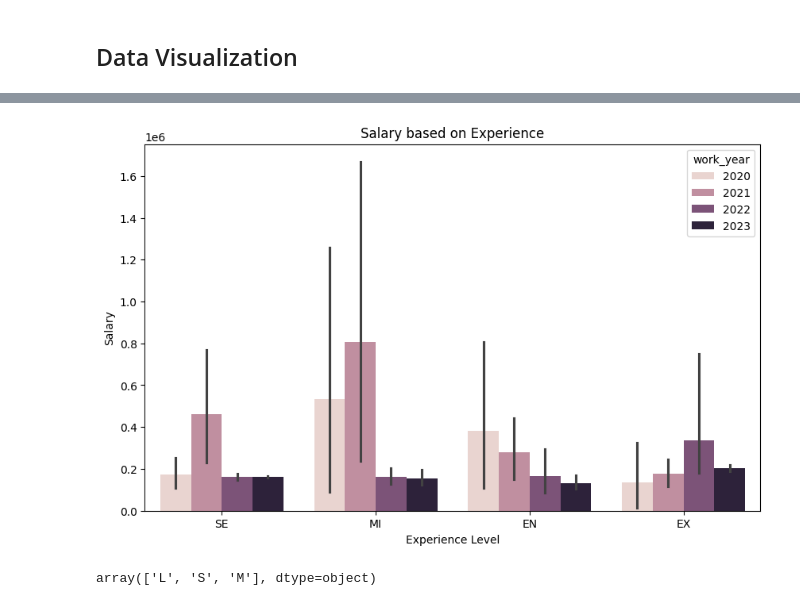
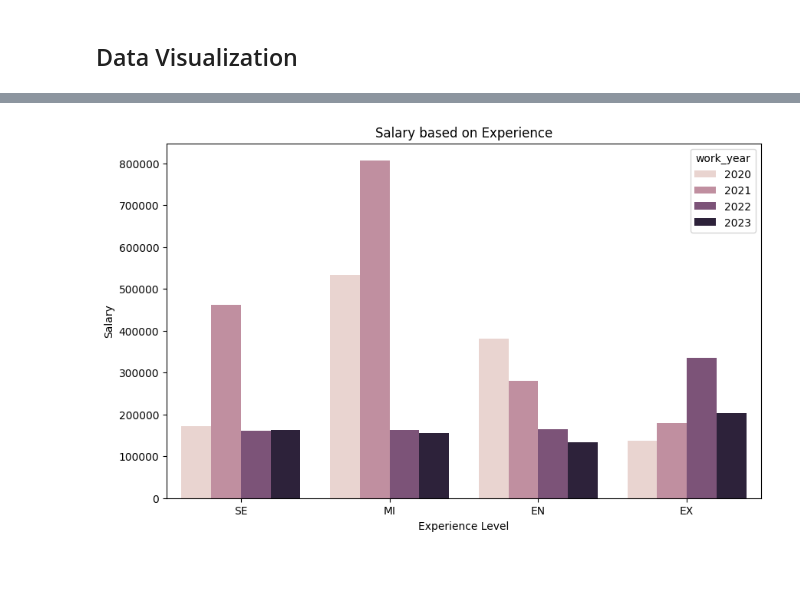
Before and after one commit to Alibubere/data_science_salary, a Jupyter notebook: data_science_salaries.ipynb, the cells around one changed output, grey strips where cells are left out. Drawn from its saved outputs; the diff is of its cells as text; code cells hidden in the pictures; blank space fills up the shorter version.

```diff
--- a/data_science_salaries.ipynb
+++ b/data_science_salaries.ipynb
@@ -131,3 +135,13 @@ data.drop_duplicates()
+# %%
+def impact(X):
+    if X == 0:
+        return "On_site"
+    elif X == 50:
+        return "Hybrid"
+    else:
+        return "Remote"
+# %%
+data = data.assign(Work_Environment=data['remote_ratio'].apply(impact))
 # %% [markdown]
 ## Data Visualization
 # %%
@@ -158,13 +165,9 @@ plt.show()
 # %%
 plt.figure(figsize=(10,6))
-sns.barplot(x=data['experience_level'],y=data['salary'],hue=data['work_year'])
+sns.barplot(x=data['experience_level'],y=data['salary'],hue=data['work_year'],errorbar=None)
 plt.title("Salary based on Experience")
 plt.xlabel("Experience Level")
 plt.ylabel("Salary")
 plt.show()
 # %% [output]
-[figure, old version]
+[figure, new version]
-# %%
-data['company_size'].unique()
-# %% [output]
-array(['L', 'S', 'M'], dtype=object)
```
Also changed, not shown: parts of 13 cells of this notebook, 1 other file.
